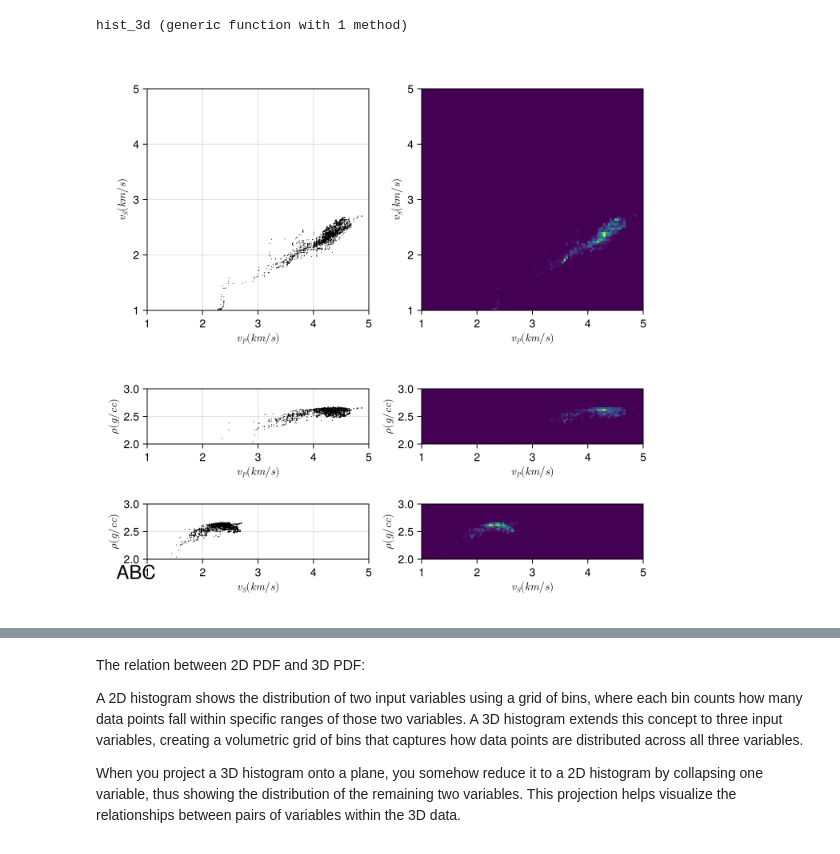
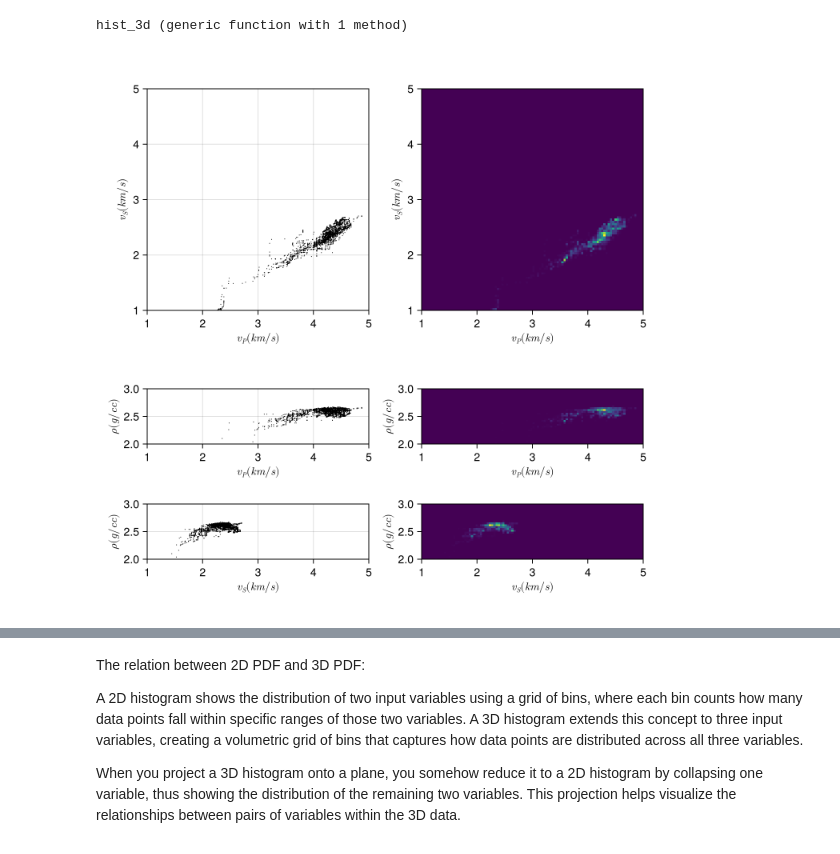
Before and after one commit to x-repos/mines, a Jupyter notebook: inversion-GPGN509/hw5/hw5.ipynb, the cells around one changed output, grey strips where cells are left out. Saved outputs shown, nothing was run; the diff lists cells and outputs as text; code cells hidden in the pictures.

```diff
--- a/inversion-GPGN509/hw5/hw5.ipynb
+++ b/inversion-GPGN509/hw5/hw5.ipynb
@@ -131,28 +131,27 @@ vsrho_x_bin_edges, vsrho_y_bin_edges, vsrho_bin_counts = hist_2d(x_data=vsB, y_d
 # %%
 CairoMakie.activate!() # Activate the backend just for plotting
 
 f = Figure(size=(700, 700))
-Label(f, "ABC", fontsize=24, halign=:center, valign=:center)
 
 # Axis and Labels
 ax1 = Axis(f[1, 1], xlabel=L"v_P (km/s)", ylabel=L"v_S (km/s)", aspect = DataAspect(), limits = (1, 5, 1, 5))
 ax2 = Axis(f[2, 1], xlabel=L"v_P (km/s)", ylabel=L"\rho (g/cc)", aspect = DataAspect(), limits = (1, 5, 2, 3))
 ax3 = Axis(f[3, 1], xlabel=L"v_S (km/s)", ylabel=L"\rho (g/cc)", aspect = DataAspect(), limits = (1, 5, 2, 3))
 
 ax4 = Axis(f[1, 2], xlabel=L"v_P (km/s)", ylabel=L"v_S (km/s)", aspect = DataAspect(), limits = (1, 5, 1, 5))
 ax5 = Axis(f[2, 2], xlabel=L"v_P (km/s)", ylabel=L"\rho (g/cc)", aspect = DataAspect(), limits = (1, 5, 2, 3))
 ax6 = Axis(f[3, 2], xlabel=L"v_S (km/s)", ylabel=L"\rho (g/cc)", aspect = DataAspect(), limits = (1, 5, 2, 3))
 
 # Plots
 scatter!(ax1, vpB, vsB, markersize=1.5, color=:black)
 scatter!(ax2, vpB, rhoB, markersize=1.5, color=:black)
 scatter!(ax3, vsB, rhoB, markersize=1.5, color=:black)
 heatmap!(ax4, vpvs_x_bin_edges, vpvs_y_bin_edges, vpvs_bin_counts)
 heatmap!(ax5, vprho_x_bin_edges, vprho_y_bin_edges, vprho_bin_counts)
 heatmap!(ax6, vsrho_x_bin_edges, vsrho_y_bin_edges, vsrho_bin_counts)
 rowsize!(f.layout, 1, Relative(2/3)); f
 # %% [output]
-[figure, old version]
+[figure, new version]
 # %%
 # Call the function with keyword arguments
 # 3D histogram
```
Also changed, not shown: parts of 1 cell of this notebook, 6 other files.
